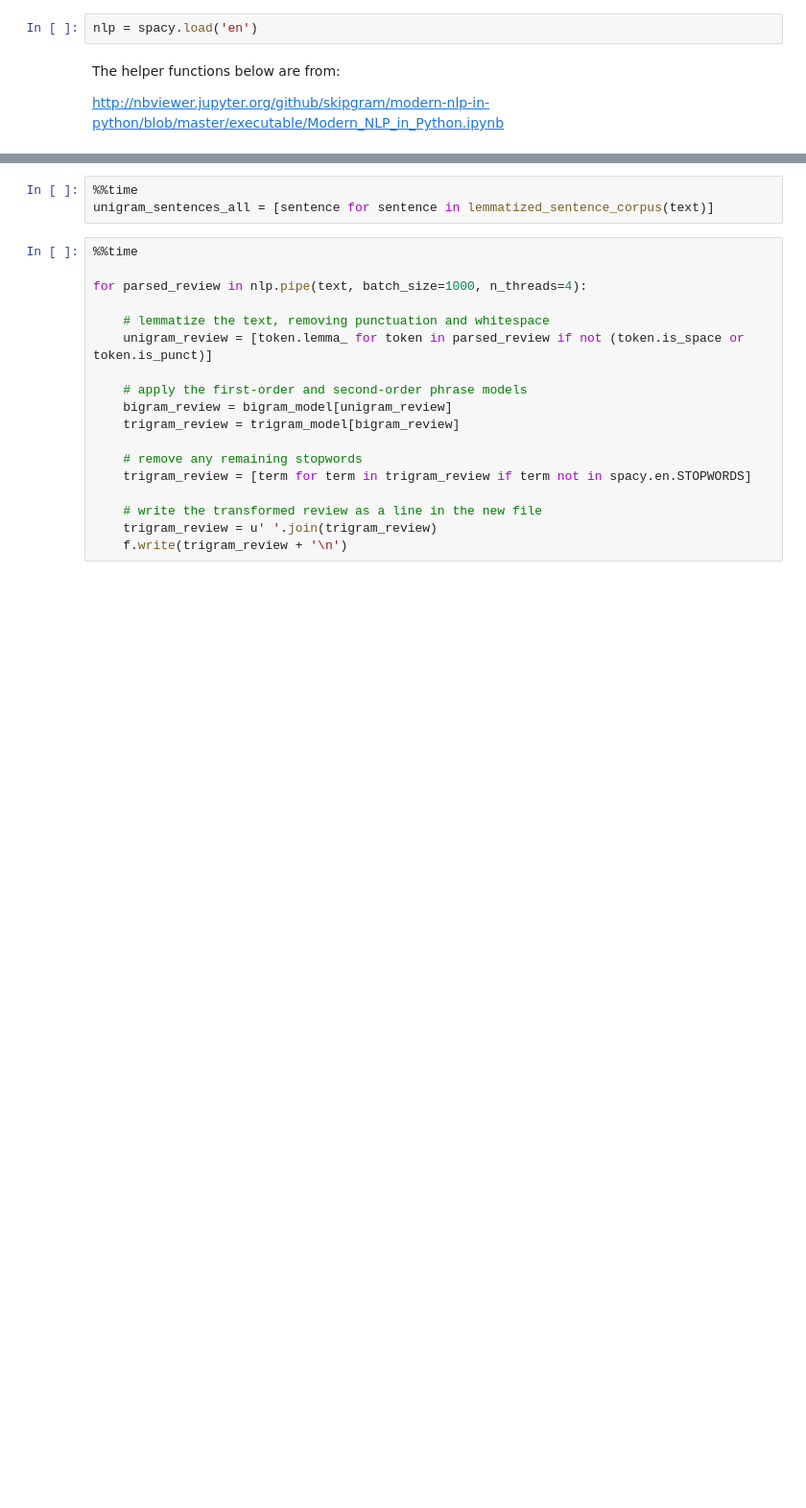
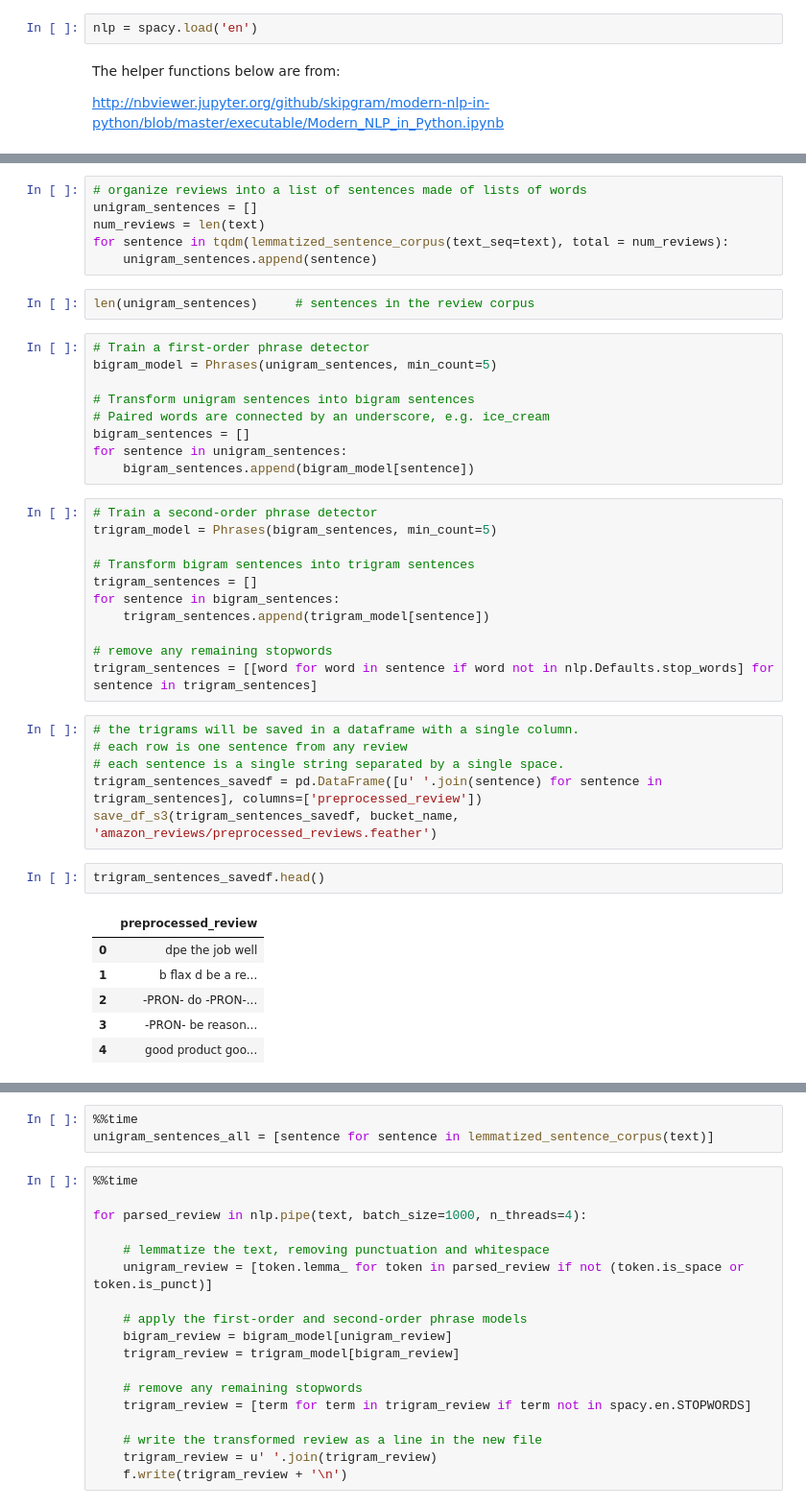
Before and after one commit to kunal-kotian/shopsmart, a Jupyter notebook: Notebooks/topic_modeling_v1.ipynb, the cells around one changed output, grey strips where cells are left out. Shown at 96% size. Saved outputs shown, nothing was run; the diff lists cells and outputs as text; blank space fills up the shorter version.

Commit message:
added code for phrase detector

```diff
--- a/Notebooks/topic_modeling_v1.ipynb
+++ b/Notebooks/topic_modeling_v1.ipynb
@@ -318,0 +328,43 @@ def lemmatized_sentence_corpus(text_seq):
+# %%
+# organize reviews into a list of sentences made of lists of words
+unigram_sentences = []
+num_reviews = len(text)
+for sentence in tqdm(lemmatized_sentence_corpus(text_seq=text), total = num_reviews):
+    unigram_sentences.append(sentence)
+# %%
+len(unigram_sentences)     # sentences in the review corpus
+# %%
+# Train a first-order phrase detector
+bigram_model = Phrases(unigram_sentences, min_count=5)
+
+# Transform unigram sentences into bigram sentences
+# Paired words are connected by an underscore, e.g. ice_cream
+bigram_sentences = []
+for sentence in unigram_sentences:
+    bigram_sentences.append(bigram_model[sentence])
+# %%
+# Train a second-order phrase detector
+trigram_model = Phrases(bigram_sentences, min_count=5)
+
+# Transform bigram sentences into trigram sentences
+trigram_sentences = []
+for sentence in bigram_sentences:
+    trigram_sentences.append(trigram_model[sentence])
+
+# remove any remaining stopwords
+trigram_sentences = [[word for word in sentence if word not in nlp.Defaults.stop_words] for sentence in trigram_sentences]
+# %%
+# the trigrams will be saved in a dataframe with a single column.
+# each row is one sentence from any review
+# each sentence is a single string separated by a single space.
+trigram_sentences_savedf = pd.DataFrame([u' '.join(sentence) for sentence in trigram_sentences], columns=['preprocessed_review'])
+save_df_s3(trigram_sentences_savedf, bucket_name, 'amazon_reviews/preprocessed_reviews.feather')
+# %%
+trigram_sentences_savedf.head()
+# %% [output]
+|  | preprocessed_review |
+| 0 | dpe the job well |
+| 1 | b flax d be a re... |
+| 2 | -PRON- do -PRON-... |
+| 3 | -PRON- be reason... |
+| 4 | good product goo... |
```
Also changed, not shown: parts of 29 cells of this notebook, 1 other file.
